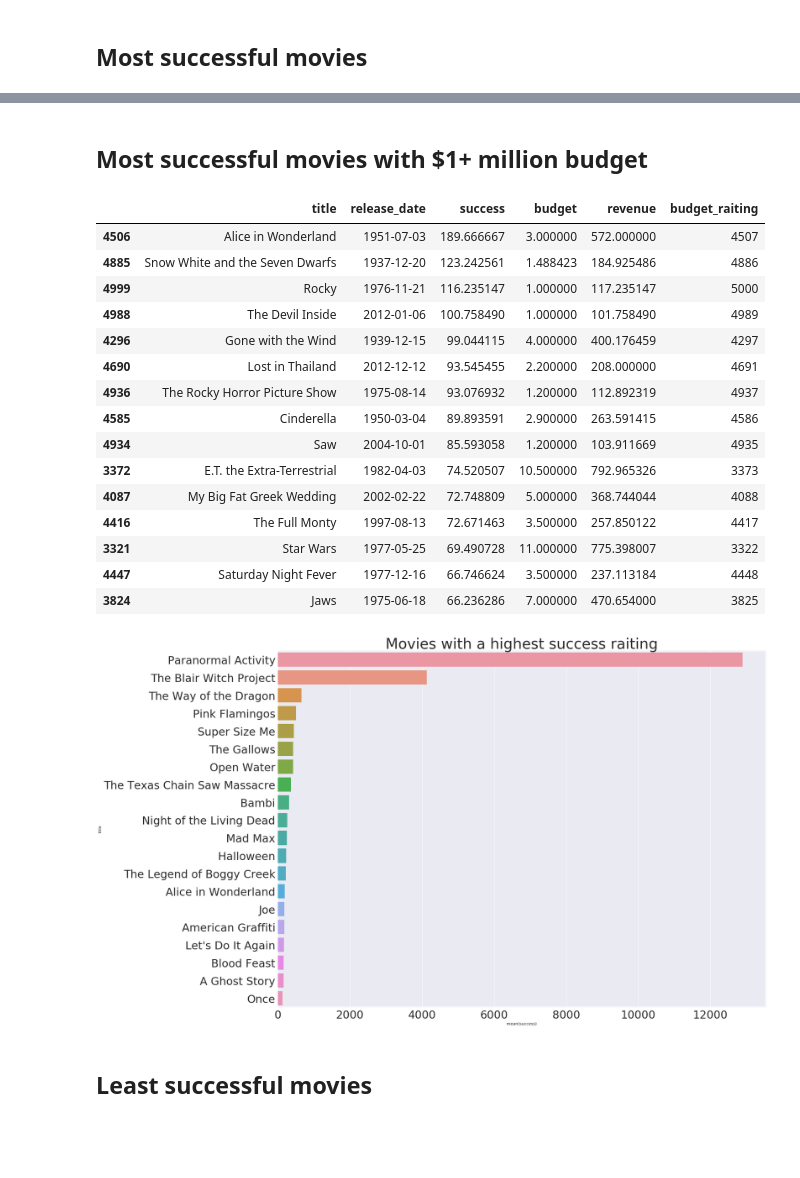
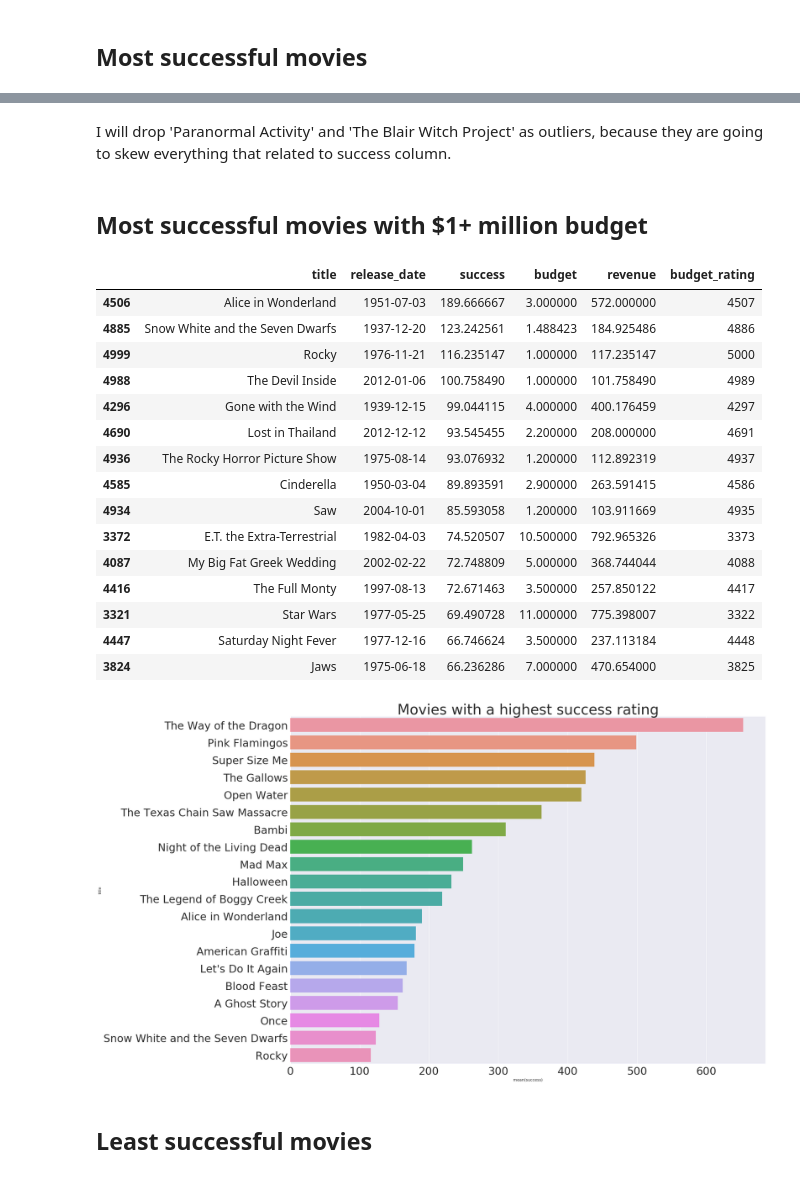
Before and after one commit to PashaNewmer/Moneyball_for_Hollywood, a Jupyter notebook: Code/1_Moneyball_for_Hollywood.ipynb, the cells around one changed output, grey strips where cells are left out. Saved outputs shown, nothing was run; the diff lists cells and outputs as text; code cells hidden in the pictures; blank space fills up the shorter version.

```diff
--- a/Code/1_Moneyball_for_Hollywood.ipynb
+++ b/Code/1_Moneyball_for_Hollywood.ipynb
@@ -623,13 +639,18 @@ df_bud_rait[['title','release_date','success','revenue', 'budget',
 | 5298 | The Legend of Boggy Creek | 1972-08-01 | 219.000000 | 22.000000 | 0.100 | 5299 |
 | 4506 | Alice in Wonderland | 1951-07-03 | 189.666667 | 572.000000 | 3.000 | 4507 |
 | 5291 | Joe | 1970-07-15 | 181.257113 | 19.319254 | 0.106 | 5292 |
+# %% [markdown]
+I will drop 'Paranormal Activity' and 'The Blair Witch Project' as outliers, because they are going to skew everything that related to success column.
+# %%
+df_exp.drop(index = 14285, inplace=True)
+df_exp.drop(index = 2610, inplace=True)
 # %% [markdown]
 ## Most successful movies with $1+ million budget
 # %%
 df_bud_rait[df_bud_rait['budget'] >= 1][['title','release_date','success','budget','revenue',
-        'budget_raiting']].sort_values('success', ascending=False).head(15)
+        'budget_rating']].sort_values('success', ascending=False).head(15)
 # %% [output]
-|  | title | release_date | success | budget | revenue | budget_raiting |
+|  | title | release_date | success | budget | revenue | budget_rating |
 | 4506 | Alice in Wonderland | 1951-07-03 | 189.666667 | 3.000000 | 572.000000 | 4507 |
 | 4885 | Snow White and the Seven Dwarfs | 1937-12-20 | 123.242561 | 1.488423 | 184.925486 | 4886 |
 | 4999 | Rocky | 1976-11-21 | 116.235147 | 1.000000 | 117.235147 | 5000 |
@@ -648,14 +669,14 @@ df_bud_rait[df_bud_rait['budget'] >= 1][['title','release_date','success','budge
 # %%
 plt.figure(figsize=(24, 18))
 
 df_tit_suc = df_exp[['title', 'success']].sort_values('success', ascending=False).head(20)
 sns.barplot(x = df_tit_suc['success'], y = df_tit_suc['title'])
-plt.title('Movies with a highest success raiting', fontsize = 40);
+plt.title('Movies with a highest success rating', fontsize = 40);
 plt.xticks(fontsize = 30)
 plt.yticks(fontsize = 30)
 plt.show();
 # %% [output]
-[figure, old version]
+[figure, new version]
 # %% [markdown]
 ## Least successful movies
 # %%
```
Also changed, not shown: parts of 89 cells of this notebook, 11 other files.
